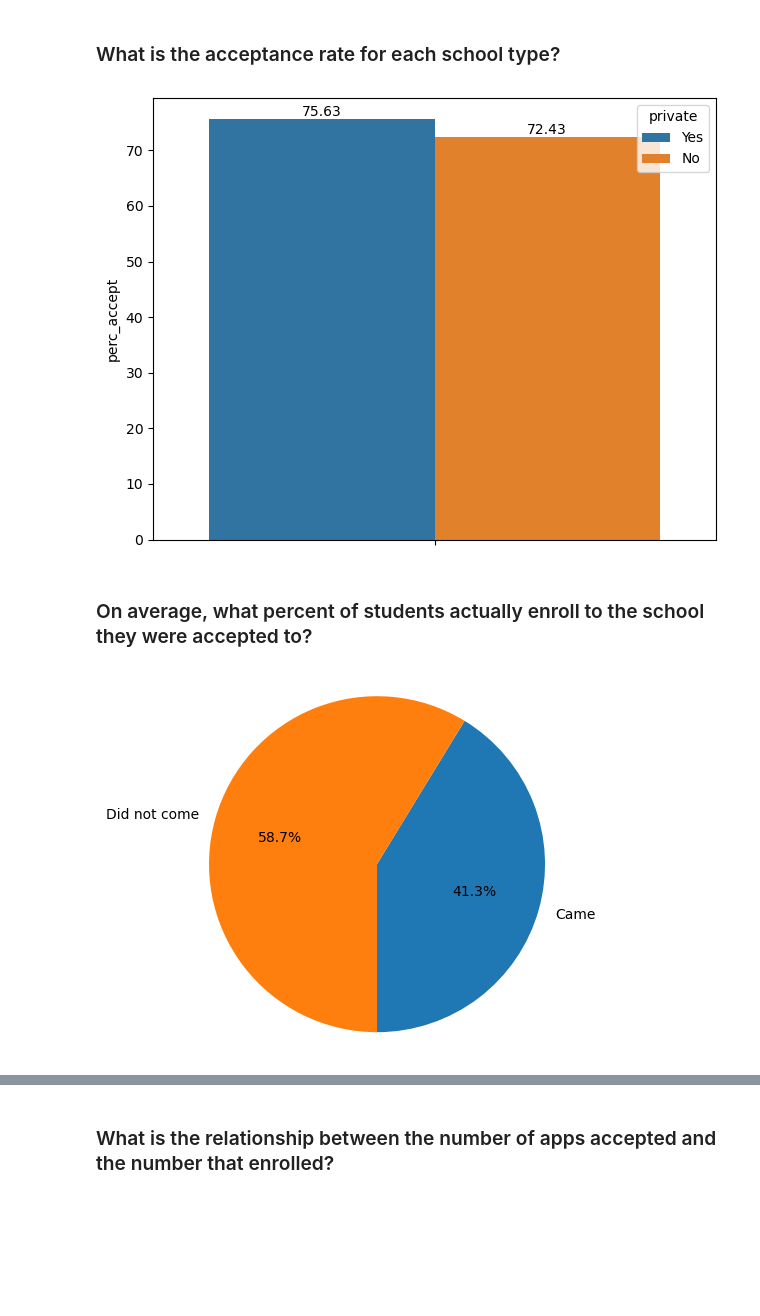
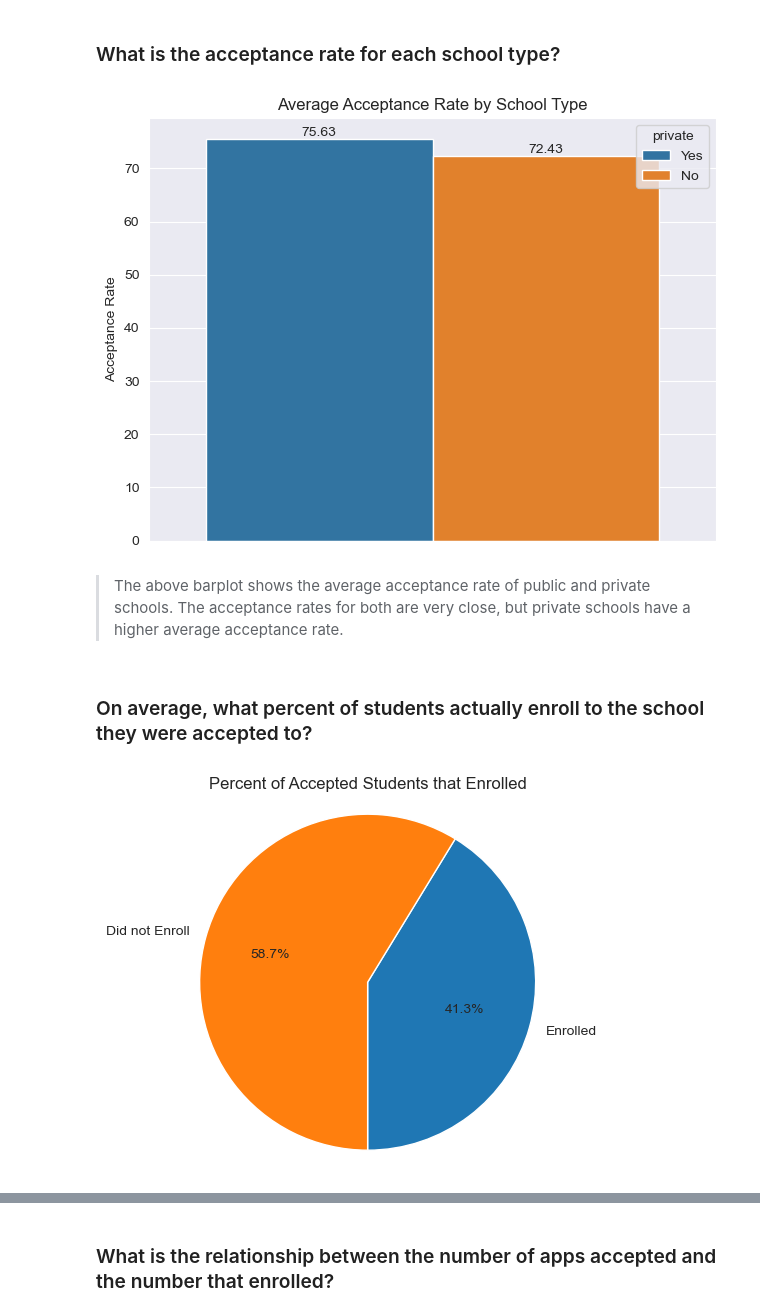
Before and after one commit to danielphilip12/College-Admissions, a Jupyter notebook: EDA.ipynb, the cells around one changed output, grey strips where cells are left out. Saved outputs shown, nothing was run; the diff lists cells and outputs as text; code cells hidden in the pictures; blank space fills up the shorter version.

```diff
--- a/EDA.ipynb
+++ b/EDA.ipynb
@@ -7,6 +7,8 @@ import numpy as np
 import pandas as pd
 import matplotlib.pyplot as plt
 import seaborn as sns
+# %%
+sns.set_style('darkgrid')
 # %% [markdown]
 ## Data Import and Overview
 # %%
@@ -276,16 +303,24 @@ ax = sns.barplot(data=df, y='perc_accept', hue='private', errorbar=None)
 for container in ax.containers:
     ax.bar_label(container, fmt='%.2f')
 
+
+plt.title("Average Acceptance Rate by School Type")
+plt.ylabel("Acceptance Rate")
 plt.tight_layout()
+plt.savefig("./images/accept_school.png")
 # %% [output]
-[figure, old version]
+[figure, new version]
+# %% [markdown]
+> The above barplot shows the average acceptance rate of public and private schools. The acceptance rates for both are very close, but private schools have a higher average acceptance rate.
 # %% [markdown]
 ### On average, what percent of students actually enroll to the school they were accepted to?
 # %%
 go = df['perc_actually_came']
 dont_go = 100 - go
 # %%
-plt.pie([go.mean(), dont_go.mean()], labels=['Came', 'Did not come'], autopct='%1.1f%%', startangle=270)
+plt.pie([go.mean(), dont_go.mean()], labels=['Enrolled', 'Did not Enroll'], autopct='%1.1f%%', startangle=270)
 plt.axis('equal');
+plt.title("Percent of Accepted Students that Enrolled")
+plt.savefig("./images/accept_enroll.png")
 # %% [output]
-[figure, old version]
+[figure, new version]
```
Also changed, not shown: parts of 18 cells of this notebook, 11 other files.
